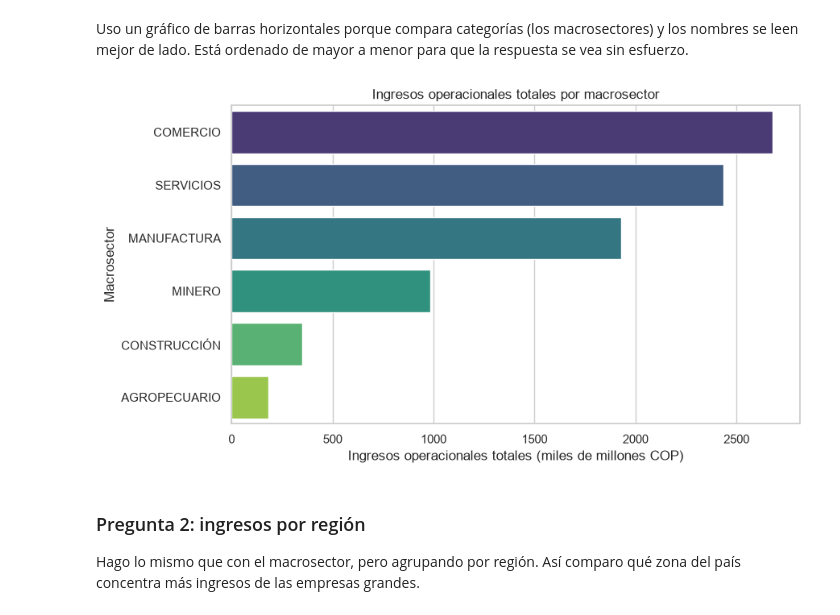
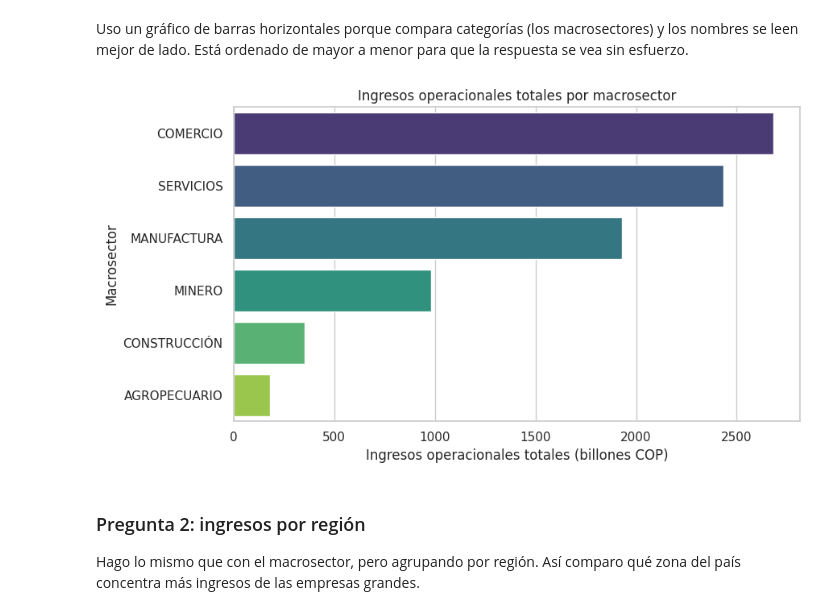
Before and after one commit to AtunDorado/Momento-1-An-lisis-De-Datos-Monica-Samuel-Carlos-, a Jupyter notebook: momento1/EDA_momento1.ipynb, the cells around one changed output. Saved outputs shown, nothing was run; the diff lists cells and outputs as text; code cells hidden in the pictures.

```diff
--- a/momento1/EDA_momento1.ipynb
+++ b/momento1/EDA_momento1.ipynb
@@ -104,13 +253,13 @@ Uso un gráfico de barras horizontales porque compara categorías (los macrosect
 # %%
 plt.figure()
 sns.barplot(x=ingresos_macrosector.values, y=ingresos_macrosector.index, hue=ingresos_macrosector.index, palette="viridis", legend=False)
 plt.title("Ingresos operacionales totales por macrosector")
-plt.xlabel("Ingresos operacionales totales (miles de millones COP)")
+plt.xlabel(f"Ingresos operacionales totales ({UNIDAD})")
 plt.ylabel("Macrosector")
 plt.tight_layout()
 plt.show()
 # %% [output]
-[figure, old version]
+[figure, new version]
 # %% [markdown]
 ### Pregunta 2: ingresos por región
 Hago lo mismo que con el macrosector, pero agrupando por región. Así comparo qué zona del país concentra más ingresos de las empresas grandes.
```
Also changed, not shown: parts of 34 cells of this notebook.
